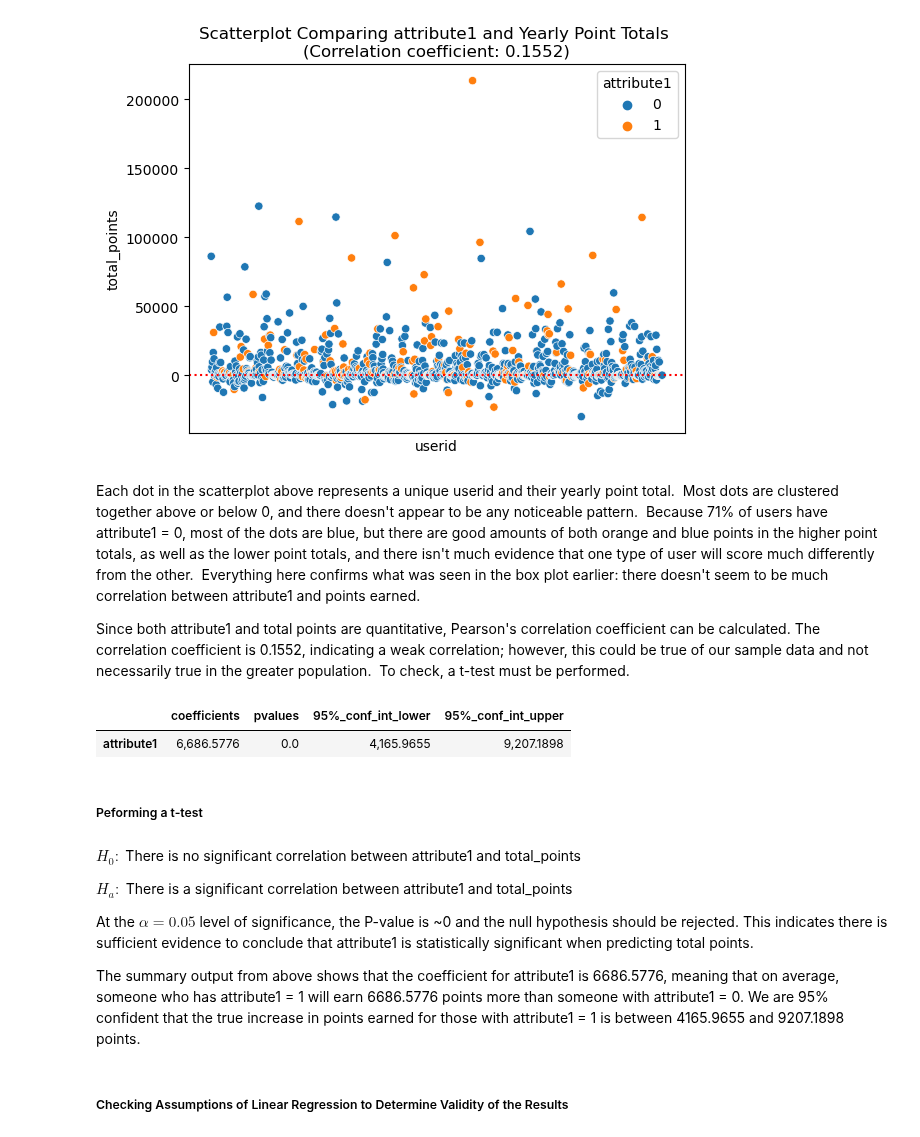
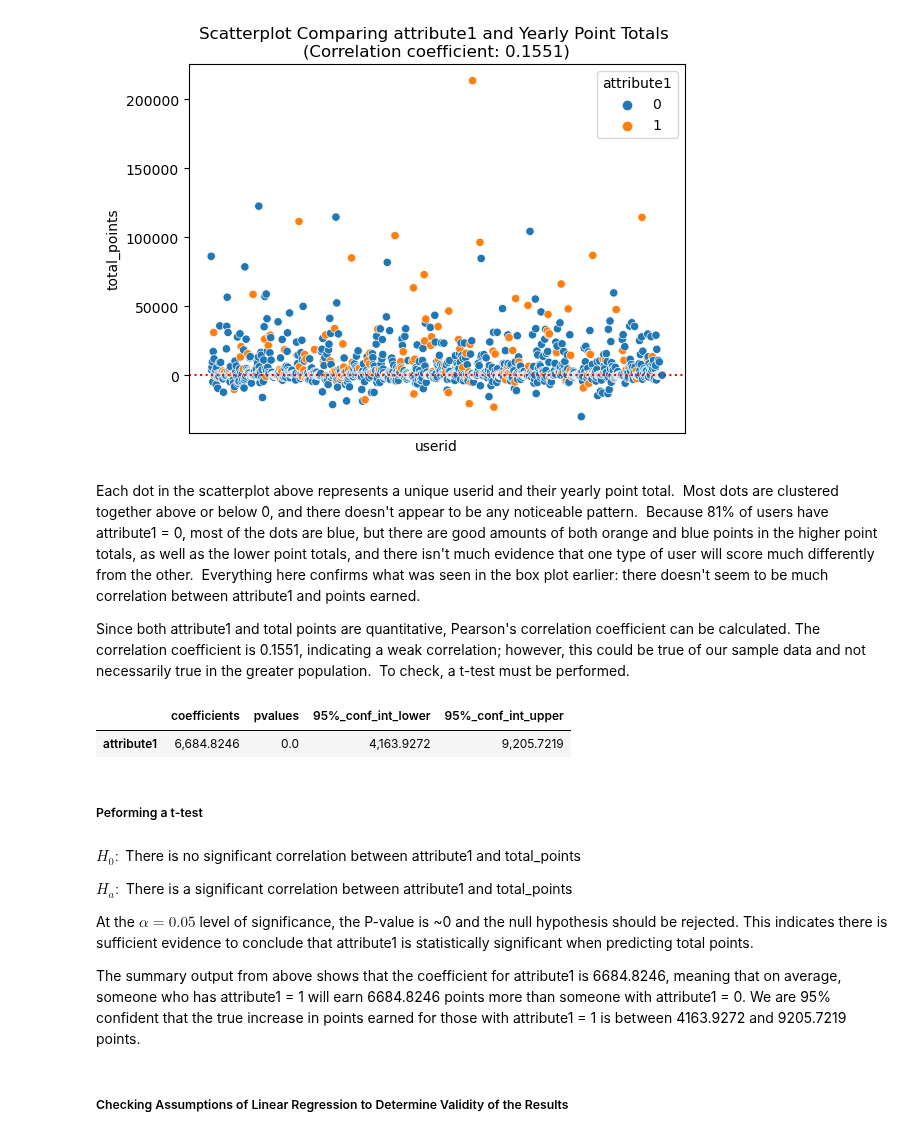
Before and after one commit to papir805/bot_battles_player_analysis, a Jupyter notebook: q2_data_analysis.ipynb, the cells around one changed output. Cells and saved outputs as stored; diff of their text form; code cells hidden in the pictures.

Commit message:
Final edits after handling 37 character userids

```diff
--- a/q2_data_analysis.ipynb
+++ b/q2_data_analysis.ipynb
@@ -731,9 +763,9 @@ ax.set_title(f'Scatterplot Comparing attribute1 and Yearly Point Totals \n(Corre
 # %% [output]
 [figure]
 # %% [markdown]
-Each dot in the scatterplot above represents a unique userid and their yearly point total.  Most dots are clustered together above or below 0, and there doesn't appear to be any noticeable pattern.  Because 71% of users have attribute1 = 0, most of the dots are blue, but there are good amounts of both orange and blue points in the higher point totals, as well as the lower point totals, and there isn't much evidence that one type of user will score much differently from the other.  Everything here confirms what was seen in the box plot earlier: there doesn't seem to be much correlation between attribute1 and points earned.
+Each dot in the scatterplot above represents a unique userid and their yearly point total.  Most dots are clustered together above or below 0, and there doesn't appear to be any noticeable pattern.  Because 81% of users have attribute1 = 0, most of the dots are blue, but there are good amounts of both orange and blue points in the higher point totals, as well as the lower point totals, and there isn't much evidence that one type of user will score much differently from the other.  Everything here confirms what was seen in the box plot earlier: there doesn't seem to be much correlation between attribute1 and points earned.
 
-Since both attribute1 and total points are quantitative, Pearson's correlation coefficient can be calculated. The correlation coefficient is 0.1552, indicating a weak correlation; however, this could be true of our sample data and not necessarily true in the greater population.  To check, a t-test must be performed.
+Since both attribute1 and total points are quantitative, Pearson's correlation coefficient can be calculated. The correlation coefficient is 0.1551, indicating a weak correlation; however, this could be true of our sample data and not necessarily true in the greater population.  To check, a t-test must be performed.
 # %%
 X = users_attributes_and_tot_points.loc[:, ['attribute1']]
 X = sm.add_constant(X)
@@ -743,17 +775,22 @@ linear_model_attribute1 = sm.OLS(y, X).fit()
 # %%
 attribute1_summary_results = linear_model_attribute1.conf_int()
 
-attribute1_summary_results.rename(mapper={0:'95%_conf_int_lower', 1:'95%_conf_int_upper'}, axis=1, inplace=True)
+attribute1_summary_results.rename(mapper={0:'95%_conf_int_lower',
+                                          1:'95%_conf_int_upper'},
+                                  axis=1, inplace=True)
 
 attribute1_summary_results['pvalues'] = linear_model_attribute1.pvalues
 attribute1_summary_results['coefficients'] = linear_model_attribute1.params
 
-attribute1_summary_results = attribute1_summary_results[['coefficients', 'pvalues', '95%_conf_int_lower', '95%_conf_int_upper']]
+attribute1_summary_results = attribute1_summary_results[['coefficients',
+                                                         'pvalues',
+                                                         '95%_conf_int_lower',
+                                                         '95%_conf_int_upper']]
 
 round(attribute1_summary_results.loc[['attribute1']], 4)
 # %% [output]
 |  | coefficients | pvalues | 95%_conf_int_lower | 95%_conf_int_upper |
-| attribute1 | 6,686.5776 | 0.0 | 4,165.9655 | 9,207.1898 |
+| attribute1 | 6,684.8246 | 0.0 | 4,163.9272 | 9,205.7219 |
 # %% [markdown]
 ##### Peforming a t-test
 # %% [markdown]
@@ -763,7 +800,7 @@ $H_a:$ There is a significant correlation between attribute1 and total_points
 
 At the $\alpha=0.05$ level of significance, the P-value is ~0 and the null hypothesis should be rejected.  This indicates there is sufficient evidence to conclude that attribute1 is statistically significant when predicting total points.
 
-The summary output from above shows that the coefficient for attribute1 is 6686.5776, meaning that on average, someone who has attribute1 = 1 will earn 6686.5776 points more than someone with attribute1 = 0.  We are 95% confident that the true increase in points earned for those with attribute1 = 1 is between 4165.9655 and 9207.1898 points.
+The summary output from above shows that the coefficient for attribute1 is 6684.8246, meaning that on average, someone who has attribute1 = 1 will earn 6684.8246 points more than someone with attribute1 = 0.  We are 95% confident that the true increase in points earned for those with attribute1 = 1 is between 4163.9272 and 9205.7219 points.
 # %% [markdown]
 ##### Checking Assumptions of Linear Regression to Determine Validity of the Results
 # %% [markdown]
```
Also changed, not shown: parts of 10 cells of this notebook, 1 other file.
